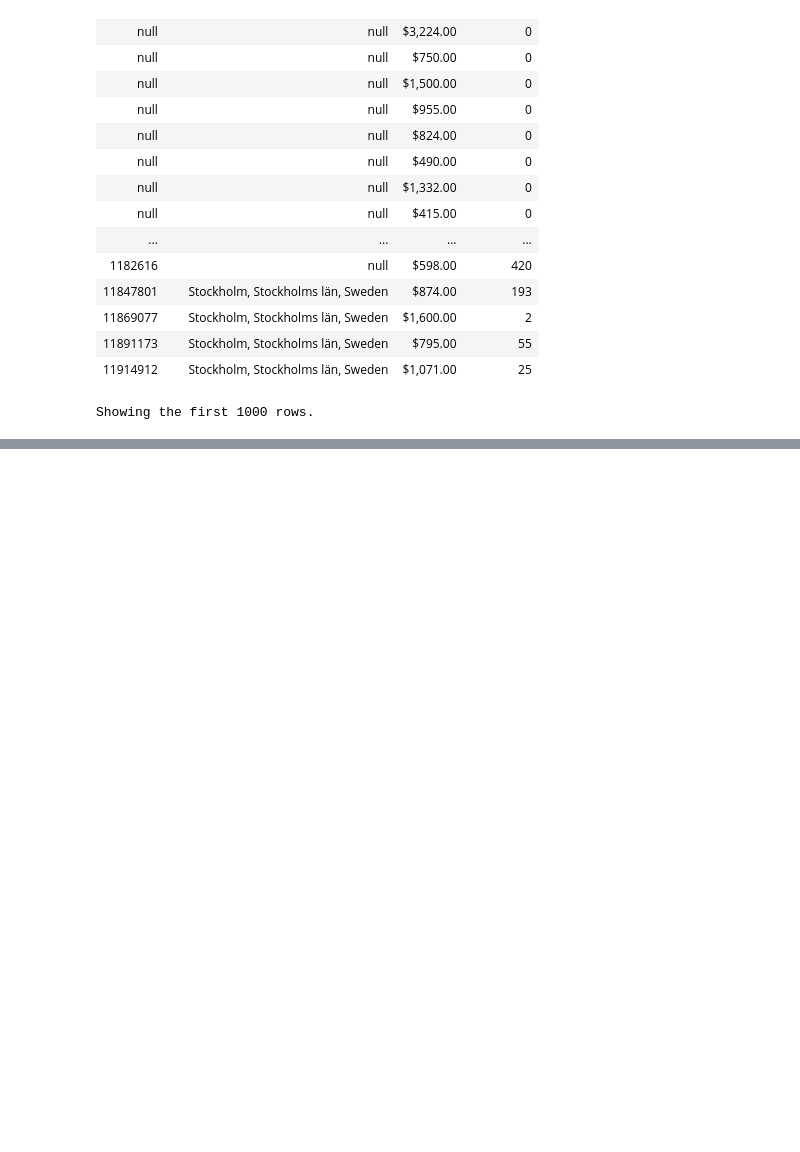
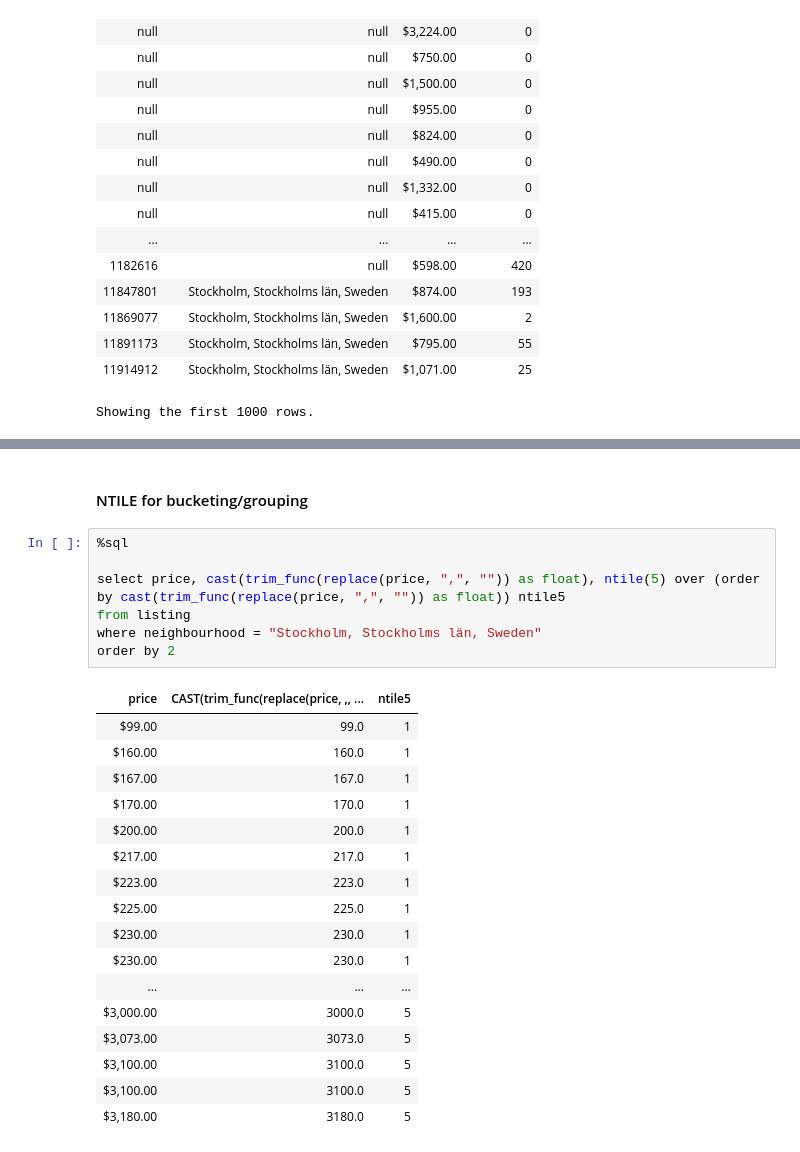
Before and after one commit to alcherniaev/Amazon_S3_databricks, a Jupyter notebook: DE_AWS_S3.ipynb, the cells around one changed output, grey strips where cells are left out. Drawn from its saved outputs; the diff is of its cells as text; blank space fills up the shorter version.

Commit message:
NTILE grouping, LATERAL VIEW explode, sentiment

```diff
--- a/DE_AWS_S3.ipynb
+++ b/DE_AWS_S3.ipynb
@@ -531,0 +603,27 @@ Showing the first 1000 rows.
+# %% [markdown]
+#### NTILE for bucketing/grouping
+# %%
+%sql
+
+select price, cast(trim_func(replace(price, ",", "")) as float), ntile(5) over (order by cast(trim_func(replace(price, ",", "")) as float)) ntile5
+from listing
+where neighbourhood = "Stockholm, Stockholms län, Sweden"
+order by 2
+# %% [output]
+| price | CAST(trim_func(replace(price, ,, ... | ntile5 |
+| $99.00 | 99.0 | 1 |
+| $160.00 | 160.0 | 1 |
+| $167.00 | 167.0 | 1 |
+| $170.00 | 170.0 | 1 |
+| $200.00 | 200.0 | 1 |
+| $217.00 | 217.0 | 1 |
+| $223.00 | 223.0 | 1 |
+| $225.00 | 225.0 | 1 |
+| $230.00 | 230.0 | 1 |
+| $230.00 | 230.0 | 1 |
+| ... | ... | ... |
+| $3,000.00 | 3000.0 | 5 |
+| $3,073.00 | 3073.0 | 5 |
+| $3,100.00 | 3100.0 | 5 |
+| $3,100.00 | 3100.0 | 5 |
+| $3,180.00 | 3180.0 | 5 |
```
Also changed, not shown: parts of 8 cells of this notebook.
